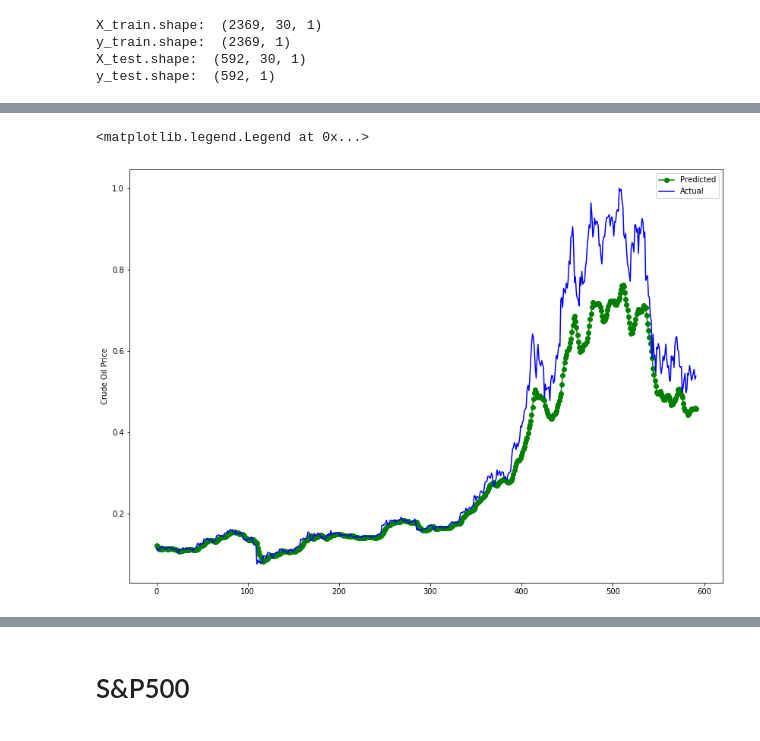
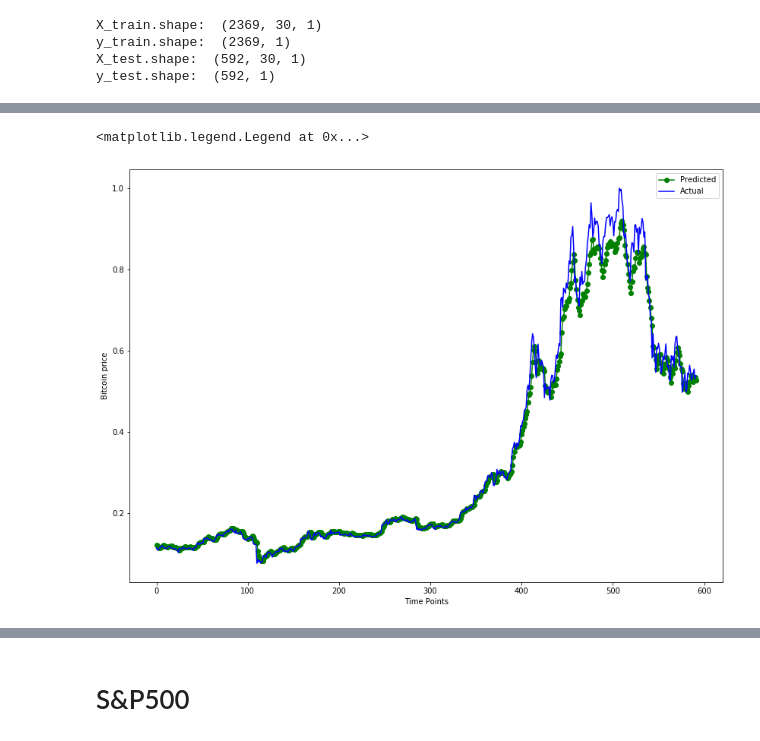
Before and after one commit to goodudetheboy/TimeSeriesWithNN, a Jupyter notebook: src/model/GRU.ipynb, the cells around one changed output, grey strips where cells are left out. Cells and saved outputs as stored; diff of their text form; code cells hidden in the pictures.

```diff
--- a/src/model/GRU.ipynb
+++ b/src/model/GRU.ipynb
@@ -355,13 +440,13 @@ y_train.shape:  (2369, 1)
 X_test.shape:  (592, 30, 1)
 y_test.shape:  (592, 1)
 # %%
-batch_size = 64
+batch_size = 47
 train_data = TensorDataset(torch.from_numpy(train_x), torch.from_numpy(train_y))
 train_loader = DataLoader(train_data, shuffle=True, batch_size=batch_size, drop_last=True)
 test_data = TensorDataset(torch.from_numpy(test_x), torch.from_numpy(test_y))
 test_loader = DataLoader(test_data, shuffle=False, batch_size=1, drop_last=True)
 # %%
 lr = 0.001
-gru_model4 = train(train_loader, lr, hidden_dim = 256, model_type="GRU")
+gru_model4, mseloss, l1loss= train(train_loader, lr, hidden_dim = 50, model_type="GRU")
 # %% [output]
 Starting Training of GRU model
@@ -373,9 +469,10 @@ Epoch 5/5 Done, Total Loss: 4.647708976483193e-05
 # %%
-predictions, values,loss = evaluate(gru_model4,test_loader)
-print("testing set loss: {}".format(loss))
+predictions, values,loss1,loss2= evaluate(gru_model4,test_loader)
+
 plt.figure(figsize=(14,10))
 plt.plot(np.asarray(predictions).reshape(-1,1), "-o", color="g", label="Predicted")
 plt.plot(np.asarray(values).reshape(-1,1), color="b", label="Actual")
-plt.ylabel('Crude Oil Price')
+plt.ylabel('Bitcoin price')
+plt.xlabel('Time Points')
 plt.legend()
 # %% [output]
@@ -383,2 +481,2 @@ testing set loss: 0.006298658903688192
 <matplotlib.legend.Legend at 0x...>
-[figure, old version]
+[figure, new version]
```
Also changed, not shown: parts of 24 cells of this notebook.
